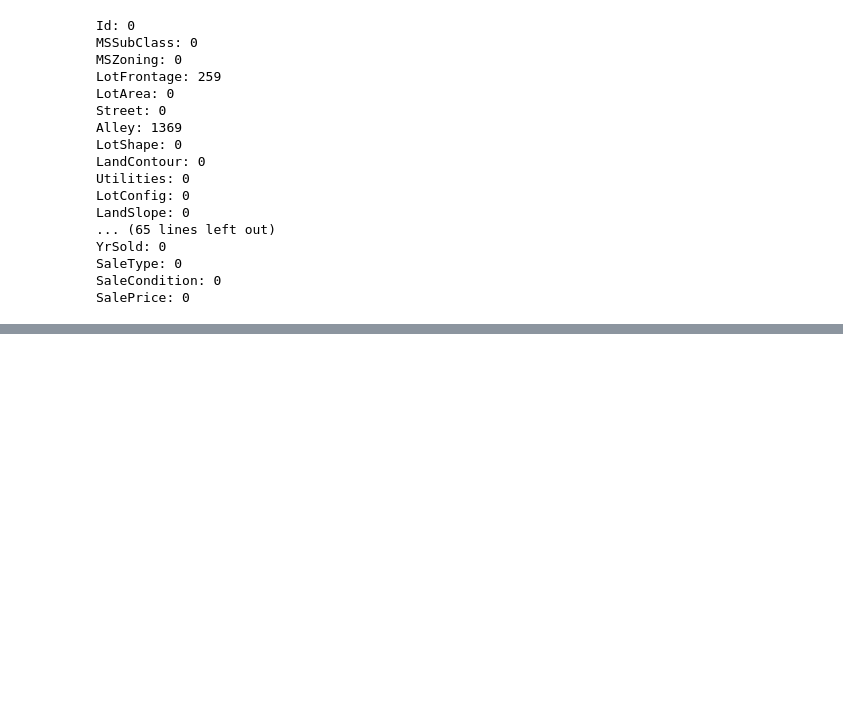
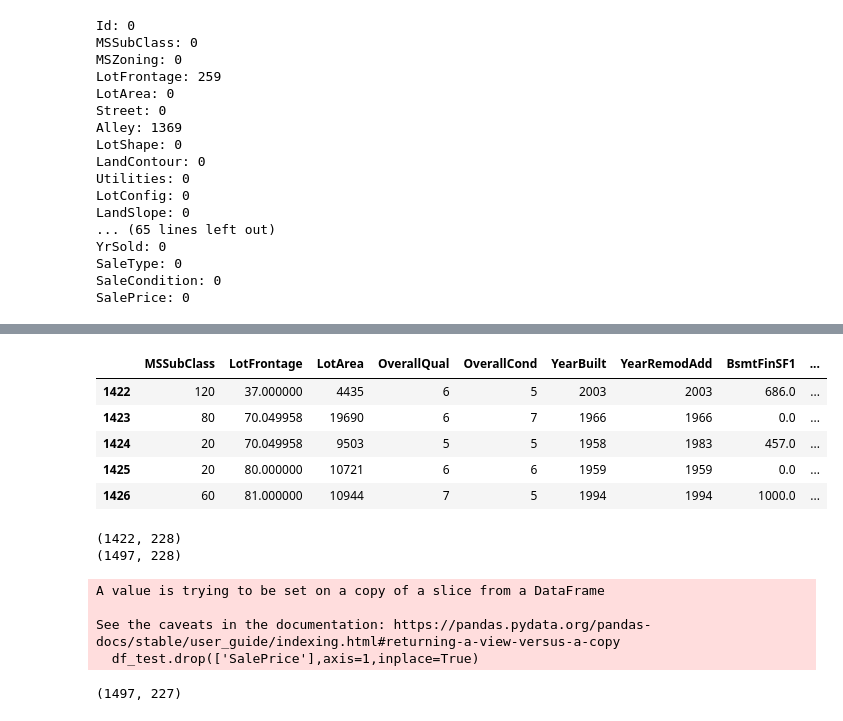
Before and after one commit to jooshelpy/PRODIGY_ML_01, a Jupyter notebook: regression.ipynb, the cells around one changed output, grey strips where cells are left out. Saved outputs shown, nothing was run; the diff lists cells and outputs as text; code cells hidden in the pictures; blank space fills up the shorter version.

```diff
--- a/regression.ipynb
+++ b/regression.ipynb
@@ -77,0 +206,26 @@ memory usage: 924.0+ KB
+# %%
+df_test.head()
+# %% [output]
+|  | MSSubClass | LotFrontage | LotArea | OverallQual | OverallCond | YearBuilt | YearRemodAdd | BsmtFinSF1 | ... |
+| 1422 | 120 | 37.000000 | 4435 | 6 | 5 | 2003 | 2003 | 686.0 | ... |
+| 1423 | 80 | 70.049958 | 19690 | 6 | 7 | 1966 | 1966 | 0.0 | ... |
+| 1424 | 20 | 70.049958 | 9503 | 5 | 5 | 1958 | 1983 | 457.0 | ... |
+| 1425 | 20 | 80.000000 | 10721 | 6 | 6 | 1959 | 1959 | 0.0 | ... |
+| 1426 | 60 | 81.000000 | 10944 | 7 | 5 | 1994 | 1994 | 1000.0 | ... |
+# %%
+print(df_train.shape)
+print(df_test.shape)
+# %% [output]
+(1422, 228)
+(1497, 228)
+# %%
+df_test.drop(['SalePrice'],axis=1,inplace=True)
+# %% [output]
+A value is trying to be set on a copy of a slice from a DataFrame
+
+See the caveats in the documentation: https://pandas.pydata.org/pandas-docs/stable/user_guide/indexing.html#returning-a-view-versus-a-copy
+  df_test.drop(['SalePrice'],axis=1,inplace=True)
+# %%
+df_test.shape
+# %% [output]
+(1497, 227)
```
Also changed, not shown: parts of 31 cells of this notebook, 1 other file.
